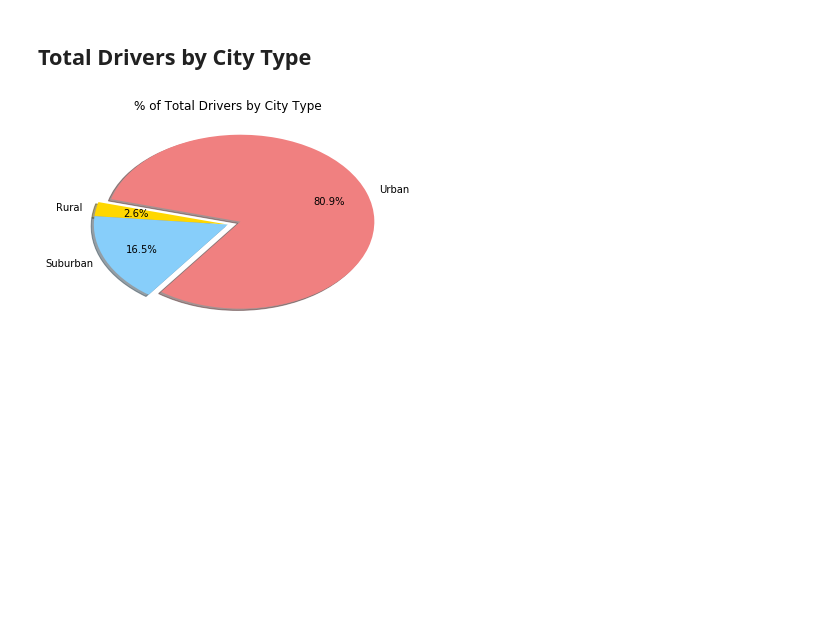
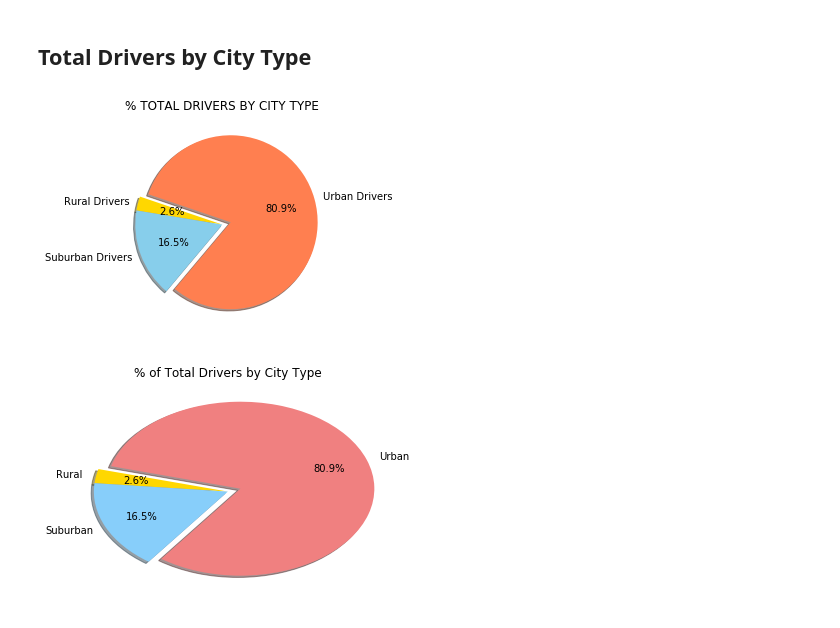
Before and after one commit to nicholasiii/Homework5, a Jupyter notebook: Pyber/pyber_starter.ipynb, the cells around one changed output. Cells and saved outputs as stored; diff of their text form; code cells hidden in the pictures; blank space fills up the shorter version.

```diff
--- a/Pyber/pyber_starter.ipynb
+++ b/Pyber/pyber_starter.ipynb
@@ -131,3 +168,23 @@ plt.show()
+# %%
+# Calculate Driver Percents
+#The numbers are not caluculated so must be created from the original split files
+urban_drivers=urban_data_df["driver_count"].sum()
+sub_drivers=suburban_data_df["driver_count"].sum()
+rur_drivers=rural_data_df["driver_count"].sum()
+
+driver_count=[urban_drivers,rur_drivers,sub_drivers]
+
+# Build Pie Chart
+labels=["Urban Drivers", "Rural Drivers","Suburban Drivers"]
+colors=["coral","gold","skyblue"]
+
+plt.pie(driver_count, explode=explode, labels=labels, colors=colors, autopct="%1.1f%%", shadow=True, startangle=230)
+plt.title("% TOTAL DRIVERS BY CITY TYPE")
+
+# Save Figure
+plt.savefig("../Images/PyberDRIVERS.png")
+# %% [output]
+[figure, added]
 # %%
 # Show Figure
 plt.show()
```
Also changed, not shown: parts of 9 cells of this notebook, 6 other files.
